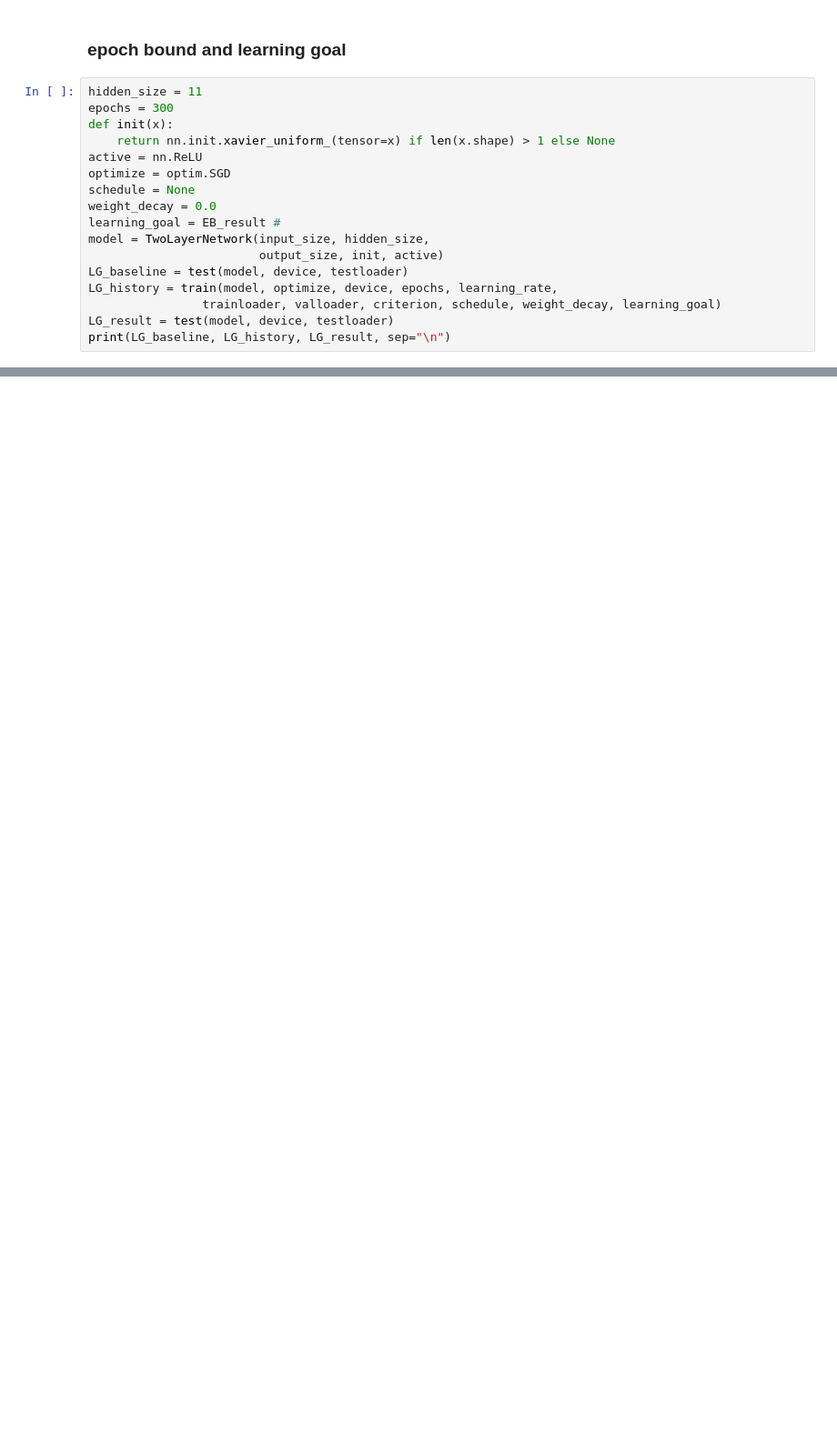
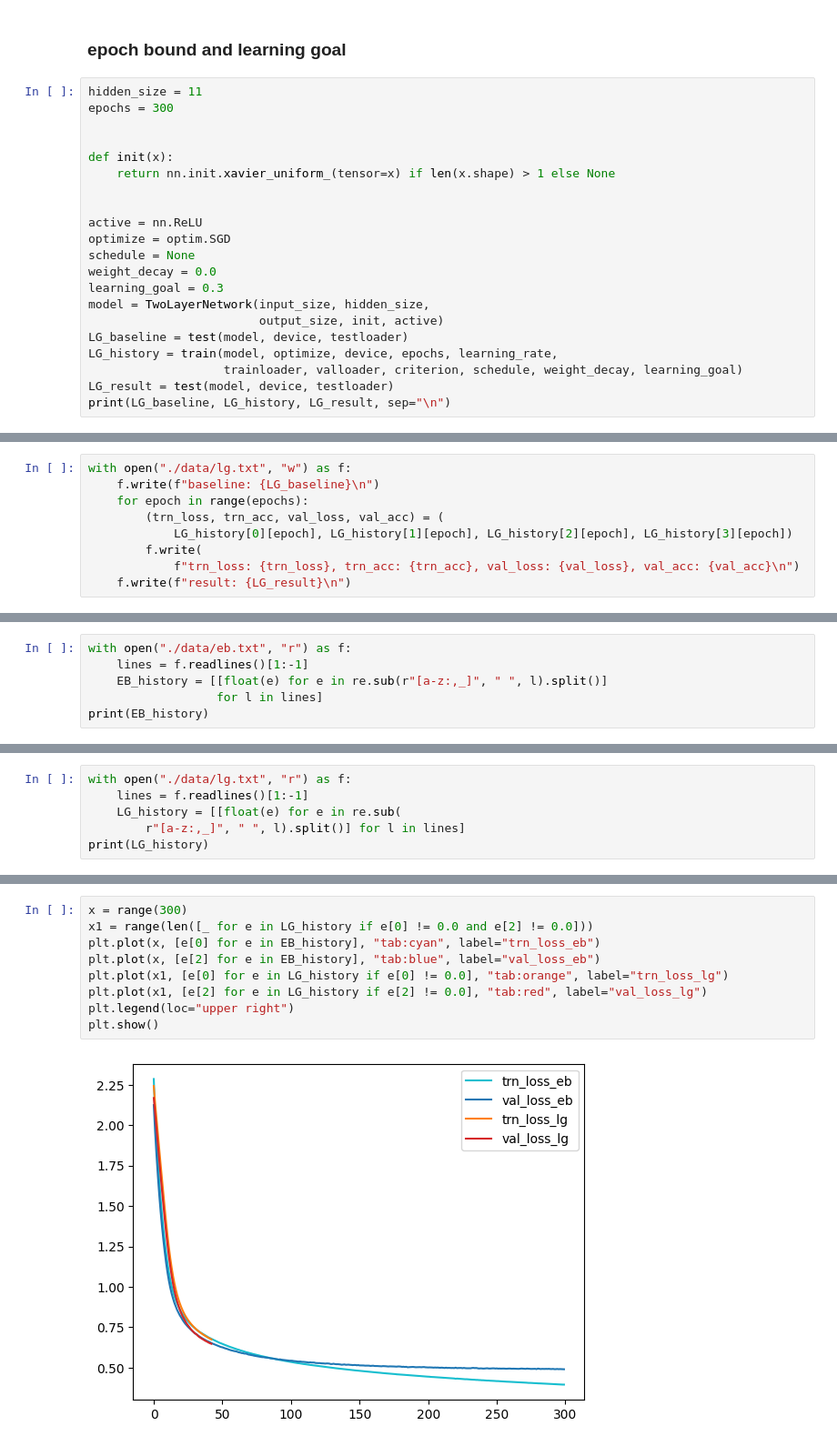
Before and after one commit to etshawncheng/CS231n, a Jupyter notebook: hw2.ipynb, the cells around one changed output, grey strips where cells are left out. Shown: that part at 91% size. Cells and saved outputs as stored; diff of their text form; blank space fills up the shorter version.

```diff
--- a/hw2.ipynb
+++ b/hw2.ipynb
@@ -235,18 +258,22 @@ print(EB_baseline, EB_history, EB_result, sep="\n")
 # %%
 hidden_size = 11
 epochs = 300
+
+
 def init(x):
     return nn.init.xavier_uniform_(tensor=x) if len(x.shape) > 1 else None
+
+
 active = nn.ReLU
 optimize = optim.SGD
 schedule = None
 weight_decay = 0.0
-learning_goal = EB_result #
+learning_goal = 0.3
 model = TwoLayerNetwork(input_size, hidden_size,
                         output_size, init, active)
 LG_baseline = test(model, device, testloader)
 LG_history = train(model, optimize, device, epochs, learning_rate,
-                trainloader, valloader, criterion, schedule, weight_decay, learning_goal)
+                   trainloader, valloader, criterion, schedule, weight_decay, learning_goal)
 LG_result = test(model, device, testloader)
 print(LG_baseline, LG_history, LG_result, sep="\n")
 # %% [output]
@@ -255,0 +283,9 @@ print(LG_baseline, LG_history, LG_result, sep="\n")
+# %%
+with open("./data/lg.txt", "w") as f:
+    f.write(f"baseline: {LG_baseline}\n")
+    for epoch in range(epochs):
+        (trn_loss, trn_acc, val_loss, val_acc) = (
+            LG_history[0][epoch], LG_history[1][epoch], LG_history[2][epoch], LG_history[3][epoch])
+        f.write(
+            f"trn_loss: {trn_loss}, trn_acc: {trn_acc}, val_loss: {val_loss}, val_acc: {val_acc}\n")
+    f.write(f"result: {LG_result}\n")
@@ -255,0 +297,6 @@ print(LG_baseline, LG_history, LG_result, sep="\n")
+# %%
+with open("./data/eb.txt", "r") as f:
+    lines = f.readlines()[1:-1]
+    EB_history = [[float(e) for e in re.sub(r"[a-z:,_]", " ", l).split()]
+                  for l in lines]
+print(EB_history)
@@ -255,0 +305,6 @@ print(LG_baseline, LG_history, LG_result, sep="\n")
+# %%
+with open("./data/lg.txt", "r") as f:
+    lines = f.readlines()[1:-1]
+    LG_history = [[float(e) for e in re.sub(
+        r"[a-z:,_]", " ", l).split()] for l in lines]
+print(LG_history)
@@ -255,0 +313,11 @@ print(LG_baseline, LG_history, LG_result, sep="\n")
+# %%
+x = range(300)
+x1 = range(len([_ for e in LG_history if e[0] != 0.0 and e[2] != 0.0]))
+plt.plot(x, [e[0] for e in EB_history], "tab:cyan", label="trn_loss_eb")
+plt.plot(x, [e[2] for e in EB_history], "tab:blue", label="val_loss_eb")
+plt.plot(x1, [e[0] for e in LG_history if e[0] != 0.0], "tab:orange", label="trn_loss_lg")
+plt.plot(x1, [e[2] for e in LG_history if e[2] != 0.0], "tab:red", label="val_loss_lg")
+plt.legend(loc="upper right")
+plt.show()
+# %% [output]
+[figure, added]
```
Also changed, not shown: parts of 13 cells of this notebook.
